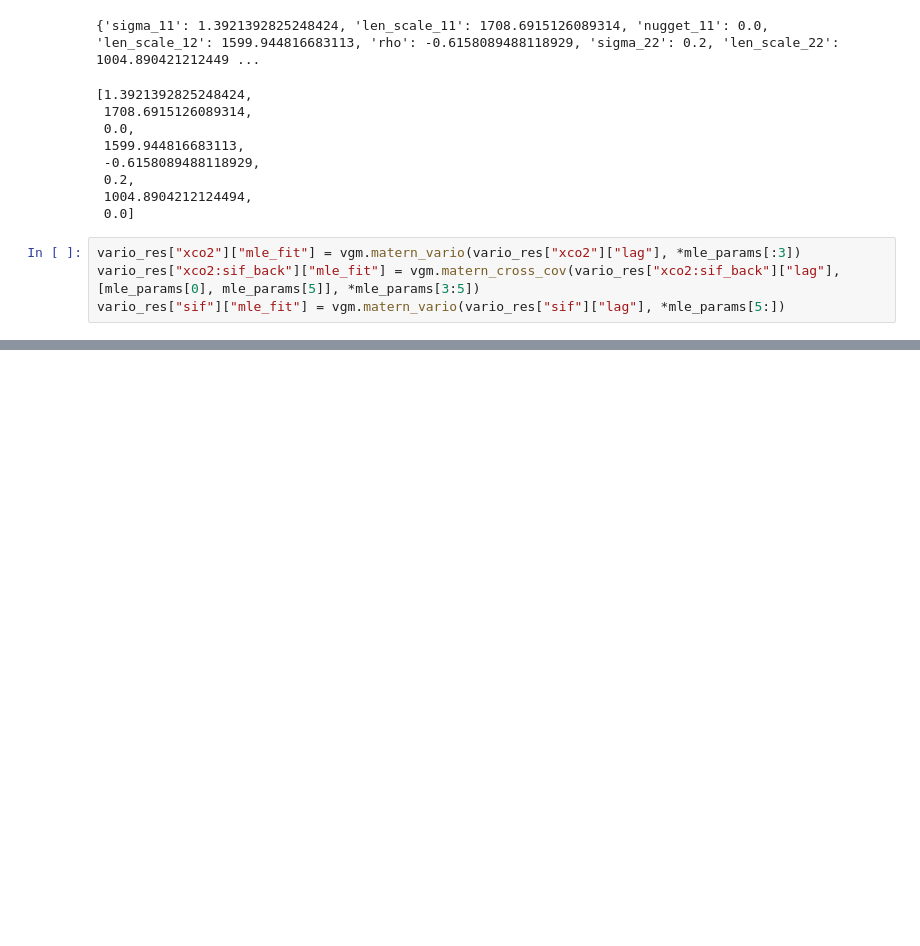
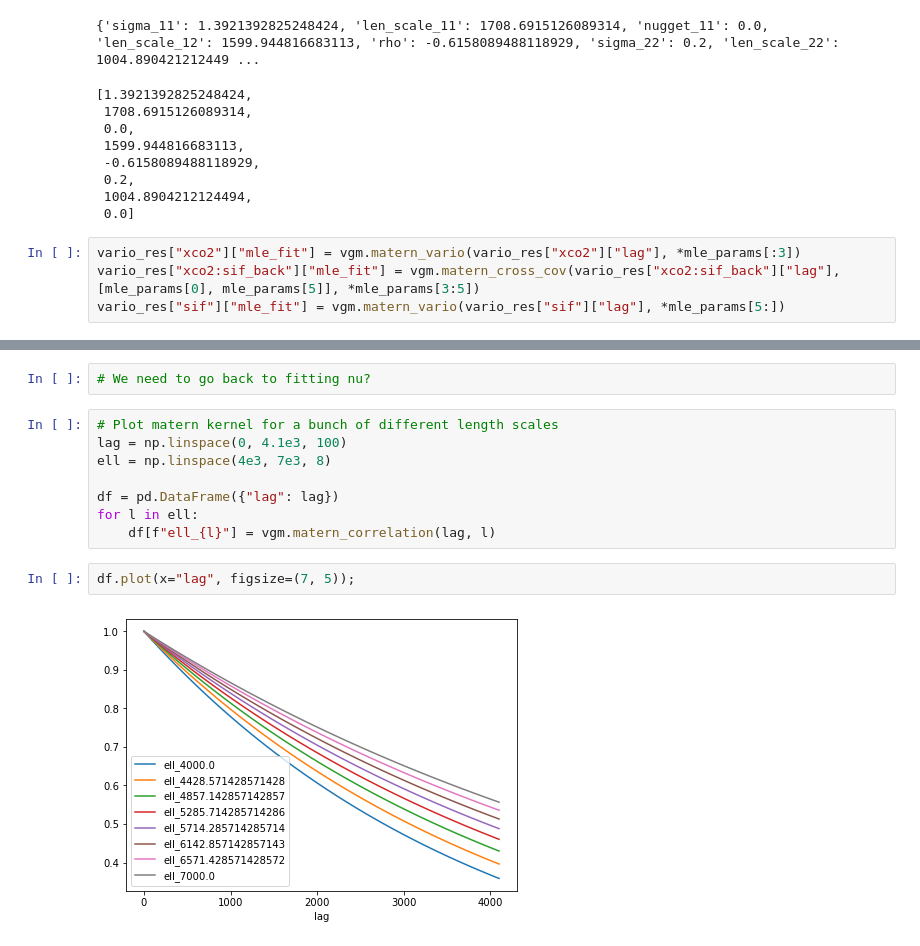
Before and after one commit to 91Mrwu/sif-xco2-cokriging, a Jupyter notebook: research/cokriging_conus.ipynb, the cells around one changed output, grey strips where cells are left out. Drawn from its saved outputs; the diff is of its cells as text; blank space fills up the shorter version.

Commit message:
Fitting correlogram

```diff
--- a/research/cokriging_conus.ipynb
+++ b/research/cokriging_conus.ipynb
@@ -182,0 +188,14 @@ Text(0.5, 0.98, 'Variograms and cross-covariograms for XCO$_2$ and SIF residuals
+# %%
+# We need to go back to fitting nu?
+# %%
+# Plot matern kernel for a bunch of different length scales
+lag = np.linspace(0, 4.1e3, 100)
+ell = np.linspace(4e3, 7e3, 8)
+
+df = pd.DataFrame({"lag": lag})
+for l in ell:
+    df[f"ell_{l}"] = vgm.matern_correlation(lag, l)
+# %%
+df.plot(x="lag", figsize=(7, 5));
+# %% [output]
+[figure, added]
```
Also changed, not shown: parts of 5 cells of this notebook, 2 other files.
